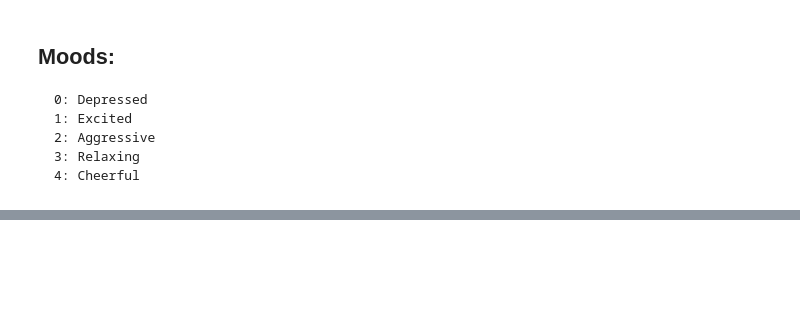
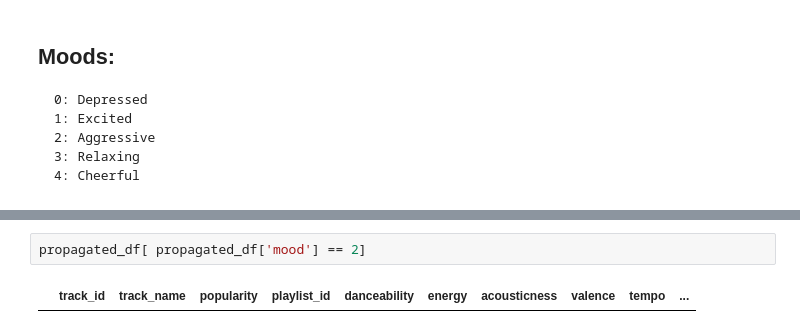
Before and after one commit to chaseWilliams/moodify, a Jupyter notebook: semisup.ipynb, the cells around one changed output, grey strips where cells are left out. Cells and saved outputs as stored; diff of their text form; blank space fills up the shorter version.

```diff
--- a/semisup.ipynb
+++ b/semisup.ipynb
@@ -146,0 +142,4 @@ memory usage: 49.0+ KB
+# %%
+propagated_df[ propagated_df['mood'] == 2]
+# %% [output]
+|  | track_id | track_name | popularity | playlist_id | danceability | energy | acousticness | valence | tempo | ... |
```
Also changed, not shown: parts of 8 cells of this notebook, 1 other file.
